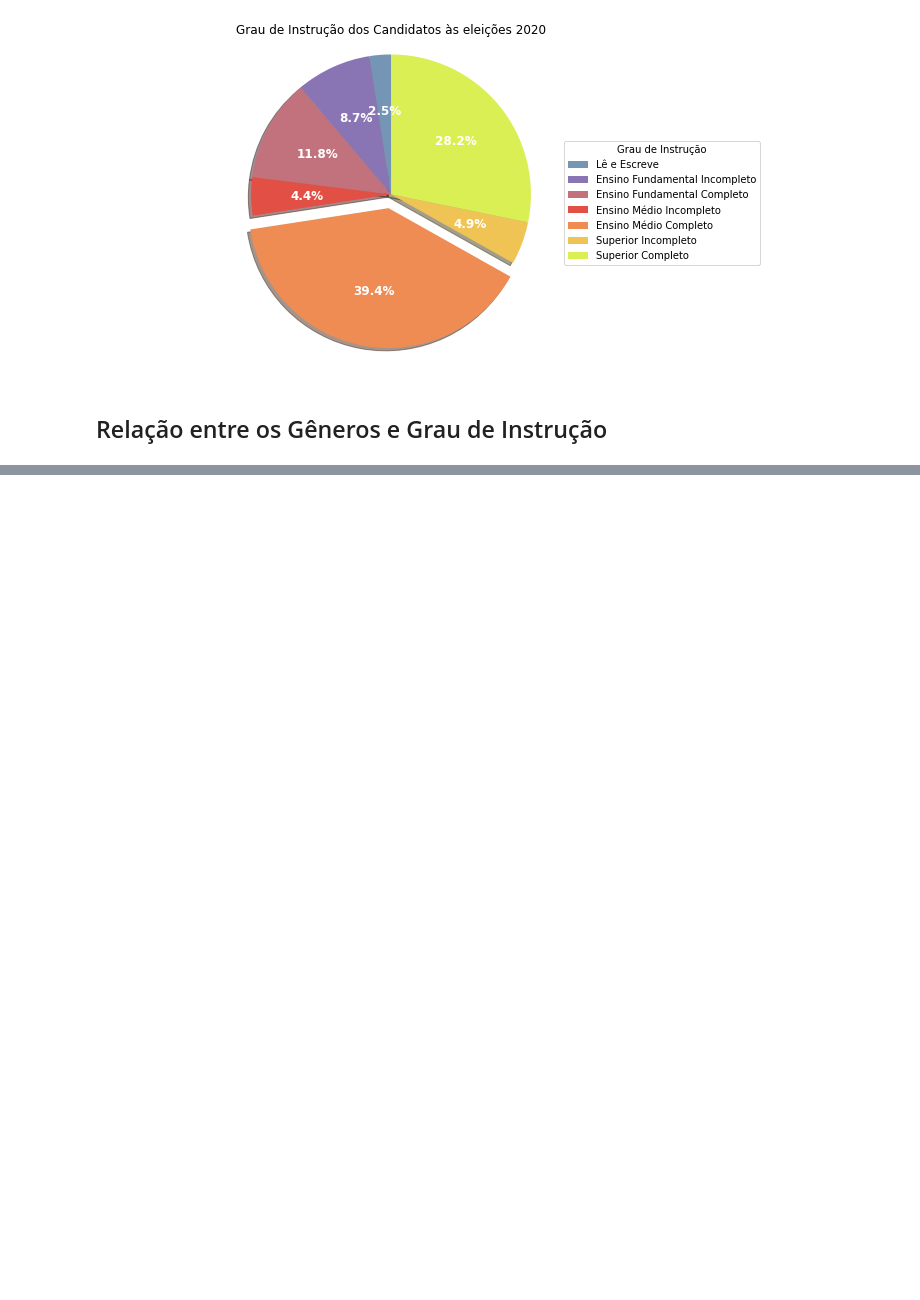
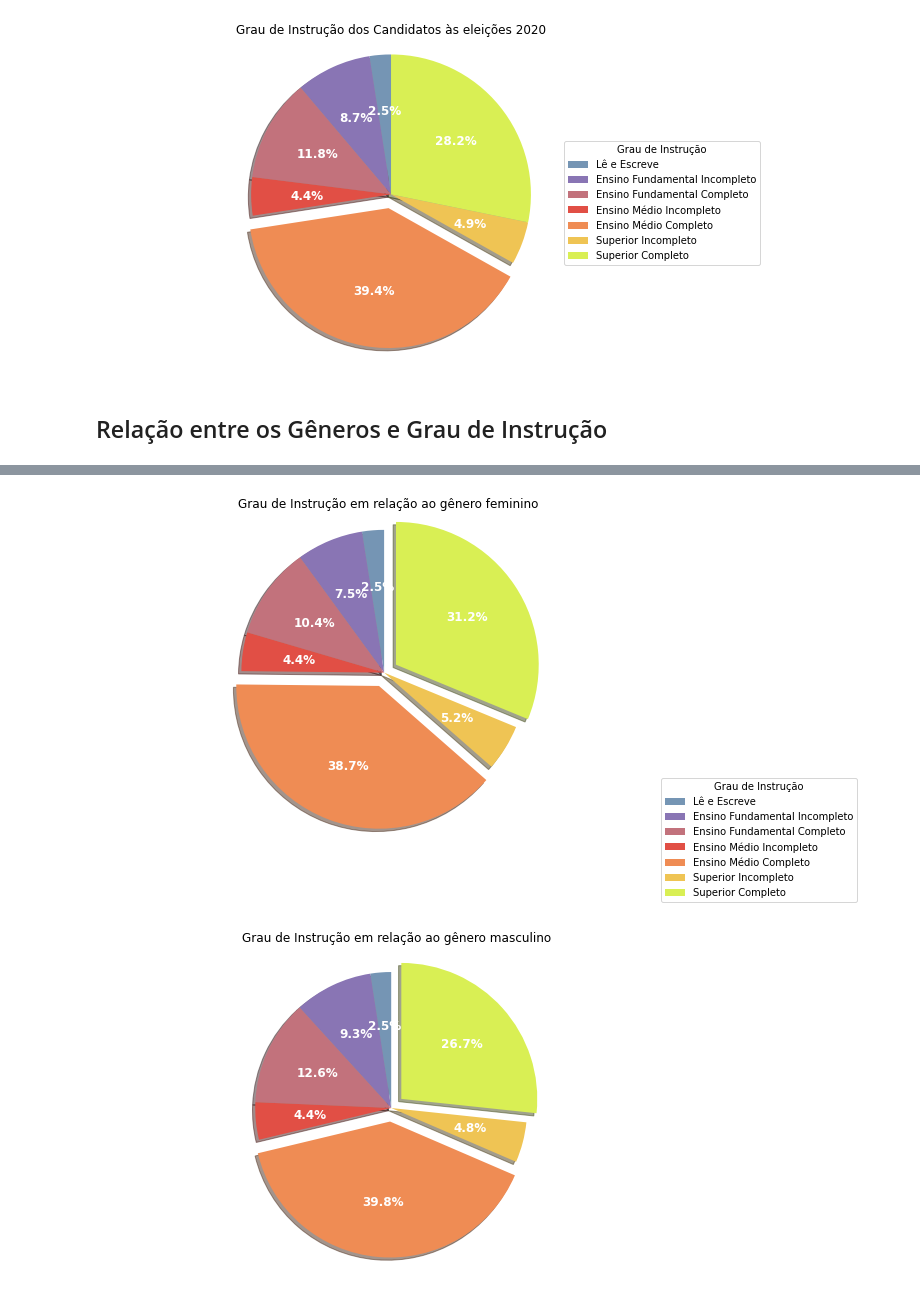
Before and after one commit to EvandroRBR/perfil-candidatos-eleicoes-2020, a Jupyter notebook: perfil-candidatos-eleicoes-2020.ipynb, the cells around one changed output, grey strips where cells are left out. Saved outputs shown, nothing was run; the diff lists cells and outputs as text; code cells hidden in the pictures; blank space fills up the shorter version.

```diff
--- a/perfil-candidatos-eleicoes-2020.ipynb
+++ b/perfil-candidatos-eleicoes-2020.ipynb
@@ -271,0 +228,77 @@ plt.show()
+# %%
+labels = ['Lê e Escreve',
+          'Ensino Fundamental Incompleto',
+          'Ensino Fundamental Completo',
+          'Ensino Médio Incompleto',
+          'Ensino Médio Completo',
+          'Superior Incompleto',
+          'Superior Completo']
+
+sizes = [
+    int(female_read_write[0]),
+    int(female_elementary_inc[0]),
+    int(female_elementary_comp[0]),
+    int(female_high_school_inc[0]),
+    int(female_high_school_comp[0]),
+    int(female_university_inc[0]),
+    int(female_university_comp[0])]
+
+
+explode = (0, 0, 0, 0, 0.1, 0, 0.1)
+
+fg1, ax1 = plt.subplots(figsize=(6, 6), subplot_kw=dict(aspect="equal"))
+
+def func(pct, allvals):
+    absolute = int(pct/100.*np.sum(allvals))
+
+    return '{:.1f}%'.format(pct, absolute)
+
+colors = ['#7595B4','#8975B4','#C2727C','#E14F45','#EF8C54','#EFC454','#D9EF54']
+
+wedges, texts, autotexts = ax1.pie(sizes, explode=explode, labels=labels, shadow=True, startangle=90, colors=colors, autopct=lambda pct: func(pct, sizes), textprops=dict(color='w'))
+
+
+ax1.legend(wedges, labels,
+          title='Grau de Instrução',
+          loc='center left',
+          bbox_to_anchor=(1.3, 0, 0.5, 0))
+
+plt.setp(autotexts, size=12, weight='bold')
+
+ax1.axis('equal')
+
+ax1.set_title('Grau de Instrução em relação ao gênero feminino')
+
+sizes = [
+    int(male_read_write[0]),
+    int(male_elementary_inc[0]),
+    int(male_elementary_comp[0]),
+    int(male_high_school_inc[0]),
+    int(male_high_school_comp[0]),
+    int(male_university_inc[0]),
+    int(male_university_comp[0])]
+
+
+explode = (0, 0, 0, 0, 0.1, 0, 0.1)
+
+fg1, ax1 = plt.subplots(figsize=(6, 6), subplot_kw=dict(aspect="equal"))
+
+def func(pct, allvals):
+    absolute = int(pct/100.*np.sum(allvals))
+
+    return '{:.1f}%'.format(pct, absolute)
+
+colors = ['#7595B4','#8975B4','#C2727C','#E14F45','#EF8C54','#EFC454','#D9EF54']
+
+wedges, texts, autotexts = ax1.pie(sizes, explode=explode, labels=labels, shadow=True, startangle=90, colors=colors, autopct=lambda pct: func(pct, sizes), textprops=dict(color='w'))
+
+plt.setp(autotexts, size=12, weight='bold')
+
+ax1.axis('equal')
+
+ax1.set_title('Grau de Instrução em relação ao gênero masculino')
+
+plt.show()
+# %% [output]
+[figure, added]
+[figure, added]
```
Also changed, not shown: parts of 3 cells of this notebook.
